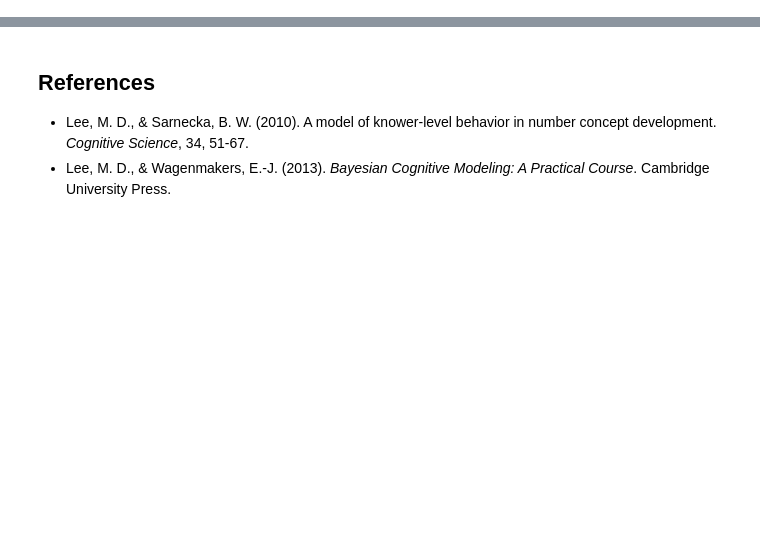
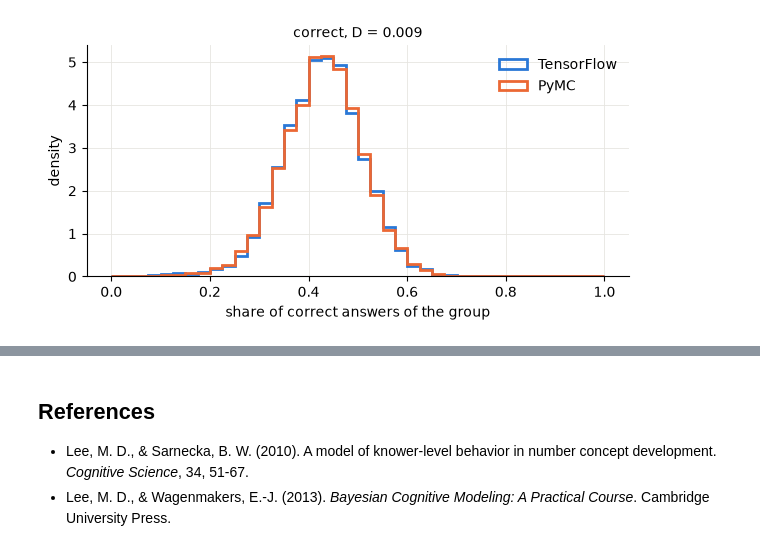
Before and after one commit to florence-bockting/elicito, a Jupyter notebook: docs/case-studies/number-concept-development.ipynb, the cells around one changed output, grey strips where cells are left out. Saved outputs shown, nothing was run; the diff lists cells and outputs as text; code cells hidden in the pictures; blank space fills up the shorter version.

```diff
--- a/docs/case-studies/number-concept-development.ipynb
+++ b/docs/case-studies/number-concept-development.ipynb
@@ -174 +261,23 @@ def knower_levels() -> Any:
+# %%
+fig, ax = plt.subplots(figsize=(7, 3))
+bins = np.linspace(0, 1, 41)
+for (label, values), color in zip(samples["correct"].items(), (BLUE, ORANGE)):
+    ax.hist(
+        values[:, 0],
+        bins,
+        density=True,
+        histtype="step",
+        lw=2,
+        color=color,
+        label=label,
+    )
+ax.set(
+    xlabel="share of correct answers of the group",
+    ylabel="density",
+    title=f"correct, D = {distance['correct']:.3f}",
+)
+ax.legend()
+plt.show()
+# %% [output]
+[figure, added]
 # %% [markdown]
```
Also changed, not shown: parts of 29 cells of this notebook, 1 other file.
